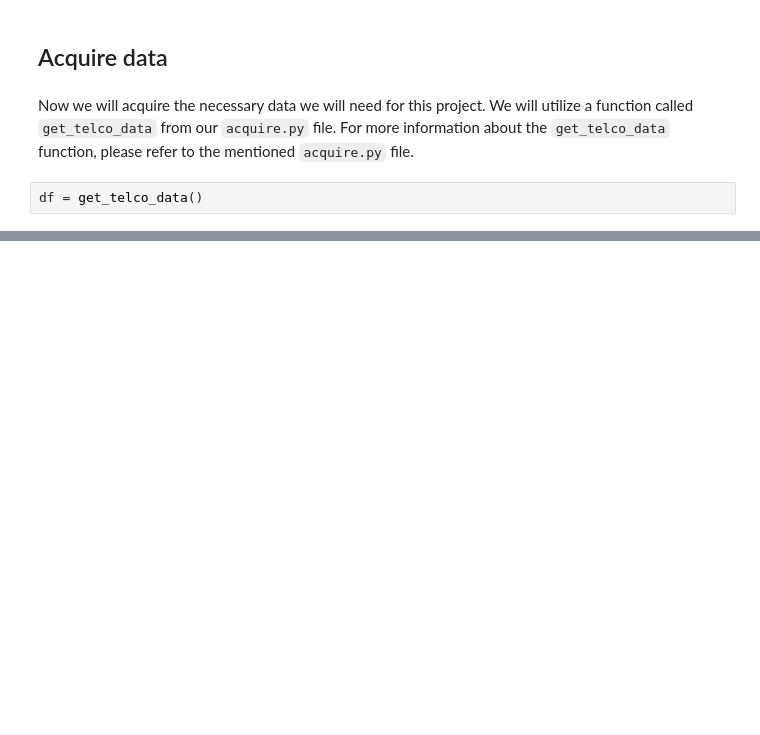
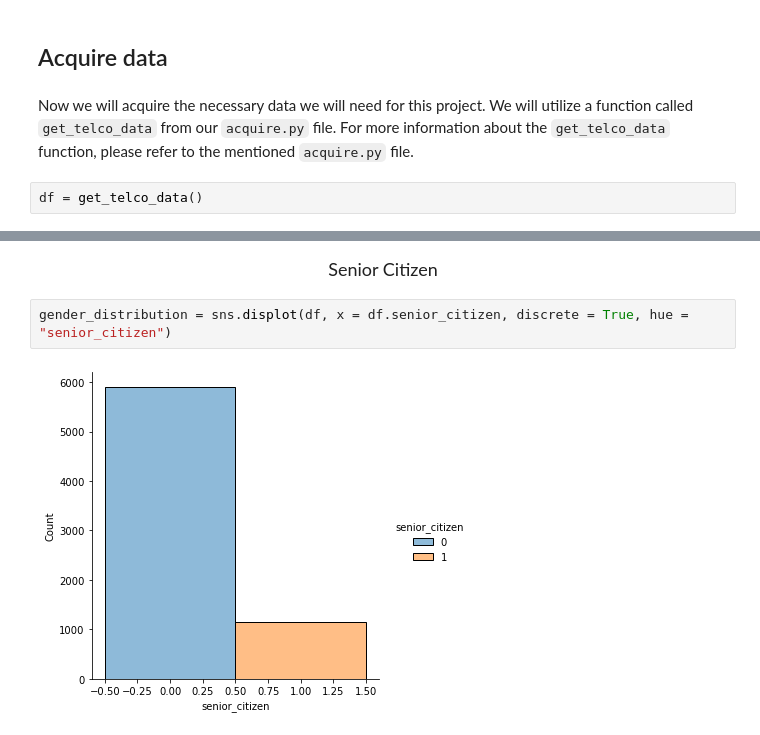
Before and after one commit to malachi-hale/Telco-project, a Jupyter notebook: Final project.ipynb, the cells around one changed output, grey strips where cells are left out. Drawn from its saved outputs; the diff is of its cells as text; blank space fills up the shorter version.

```diff
--- a/Final project.ipynb
+++ b/Final project.ipynb
@@ -93,0 +179,6 @@ df = get_telco_data()
+# %% [markdown]
+<center><font size="4"> Senior Citizen <font size>
+# %%
+gender_distribution = sns.displot(df, x = df.senior_citizen, discrete = True, hue = "senior_citizen")
+# %% [output]
+[figure, added]
```
Also changed, not shown: parts of 60 cells of this notebook, 1 other file.
